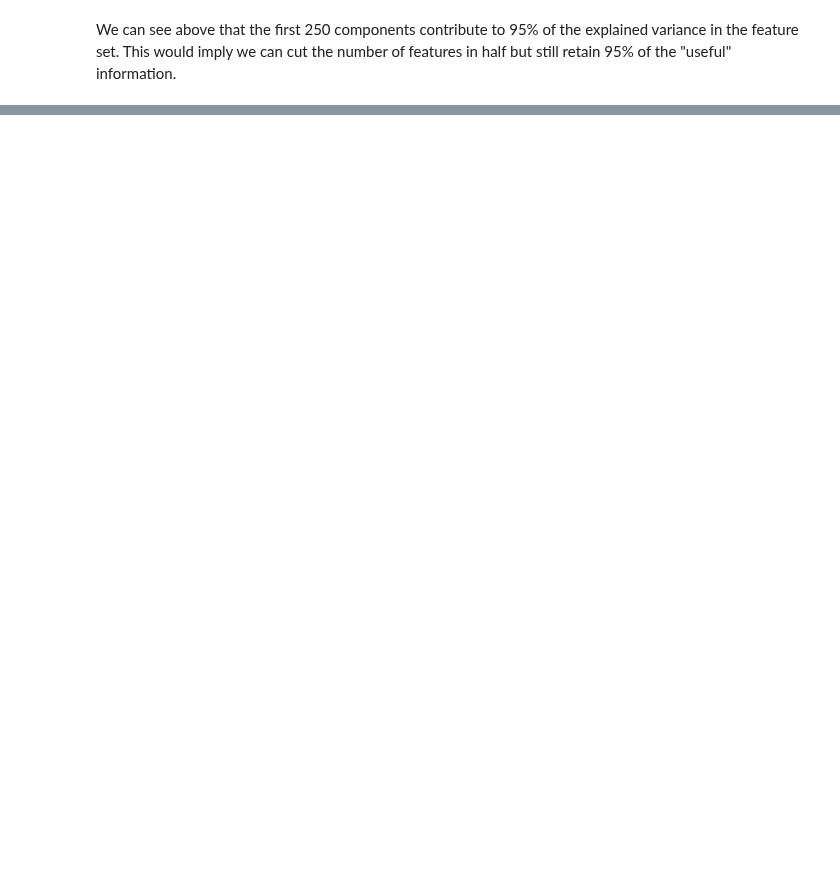
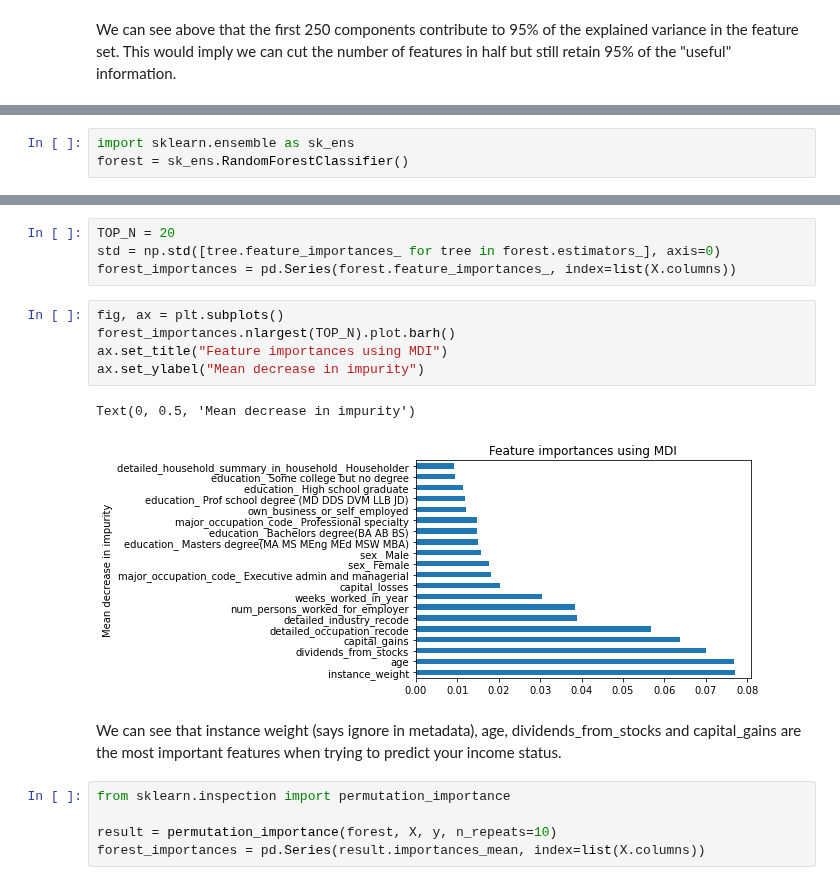
Before and after one commit to jackapbutler/us-census, a Jupyter notebook: eda.ipynb, the cells around one changed output, grey strips where cells are left out. Saved outputs shown, nothing was run; the diff lists cells and outputs as text; blank space fills up the shorter version.

```diff
--- a/eda.ipynb
+++ b/eda.ipynb
@@ -77,0 +88,3 @@ We can see above that the first 250 components contribute to 95% of the explaine
+# %%
+import sklearn.ensemble as sk_ens
+forest = sk_ens.RandomForestClassifier()
@@ -77,0 +95,19 @@ We can see above that the first 250 components contribute to 95% of the explaine
+# %%
+TOP_N = 20
+std = np.std([tree.feature_importances_ for tree in forest.estimators_], axis=0)
+forest_importances = pd.Series(forest.feature_importances_, index=list(X.columns))
+# %%
+fig, ax = plt.subplots()
+forest_importances.nlargest(TOP_N).plot.barh()
+ax.set_title("Feature importances using MDI")
+ax.set_ylabel("Mean decrease in impurity")
+# %% [output]
+Text(0, 0.5, 'Mean decrease in impurity')
+[figure, added]
+# %% [markdown]
+We can see that instance weight (says ignore in metadata), age, dividends_from_stocks and capital_gains are the most important features when trying to predict your income status.
+# %%
+from sklearn.inspection import permutation_importance
+
+result = permutation_importance(forest, X, y, n_repeats=10)
+forest_importances = pd.Series(result.importances_mean, index=list(X.columns))
```
Also changed, not shown: parts of 8 cells of this notebook, 1 other file.
